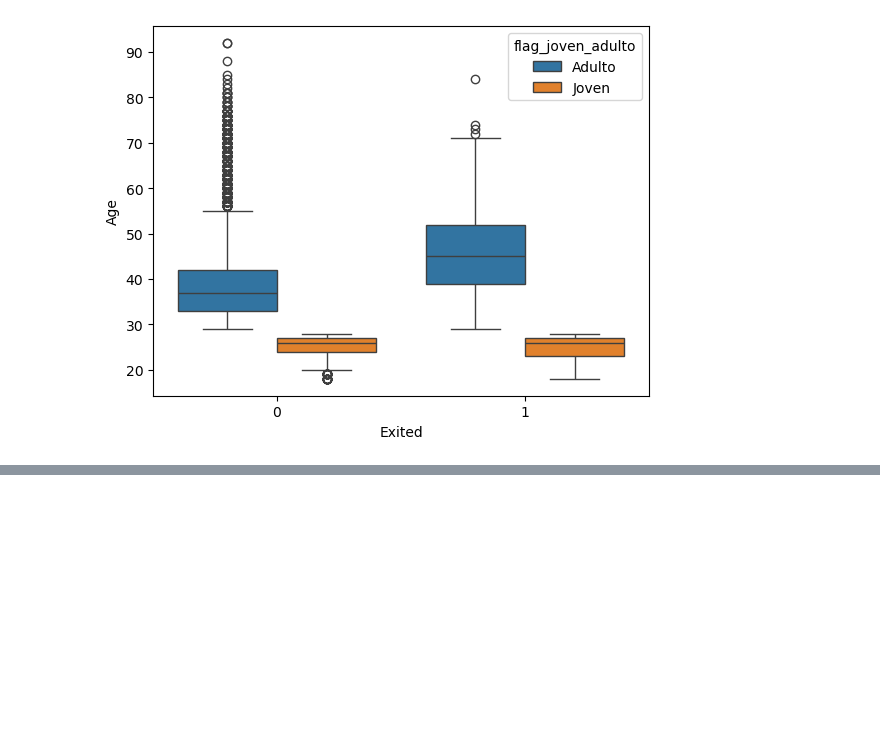
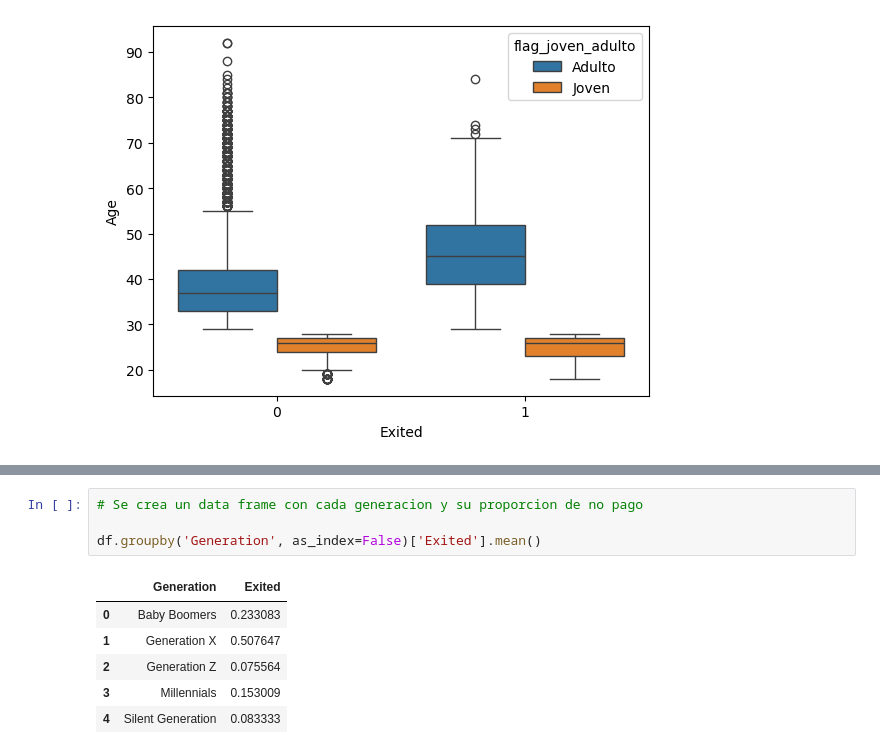
Before and after one commit to CabHug/Portfolio, a Jupyter notebook: Practicas/Caso_de_uso_churn_probabilidad.ipynb, the cells around one changed output, grey strips where cells are left out. Drawn from its saved outputs; the diff is of its cells as text; blank space fills up the shorter version.

```diff
--- a/Practicas/Caso_de_uso_churn_probabilidad.ipynb
+++ b/Practicas/Caso_de_uso_churn_probabilidad.ipynb
@@ -284,0 +408,11 @@ sns.boxplot(
+# %%
+# Se crea un data frame con cada generacion y su proporcion de no pago
+
+df.groupby('Generation', as_index=False)['Exited'].mean()
+# %% [output]
+|  | Generation | Exited |
+| 0 | Baby Boomers | 0.233083 |
+| 1 | Generation X | 0.507647 |
+| 2 | Generation Z | 0.075564 |
+| 3 | Millennials | 0.153009 |
+| 4 | Silent Generation | 0.083333 |
```
Also changed, not shown: parts of 18 cells of this notebook, 1 other file.
